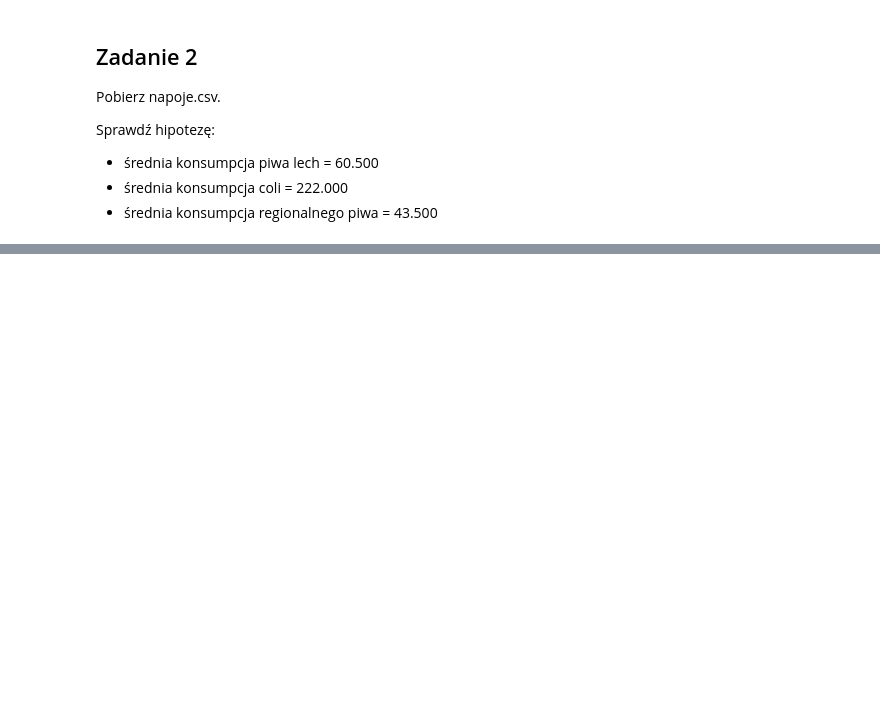
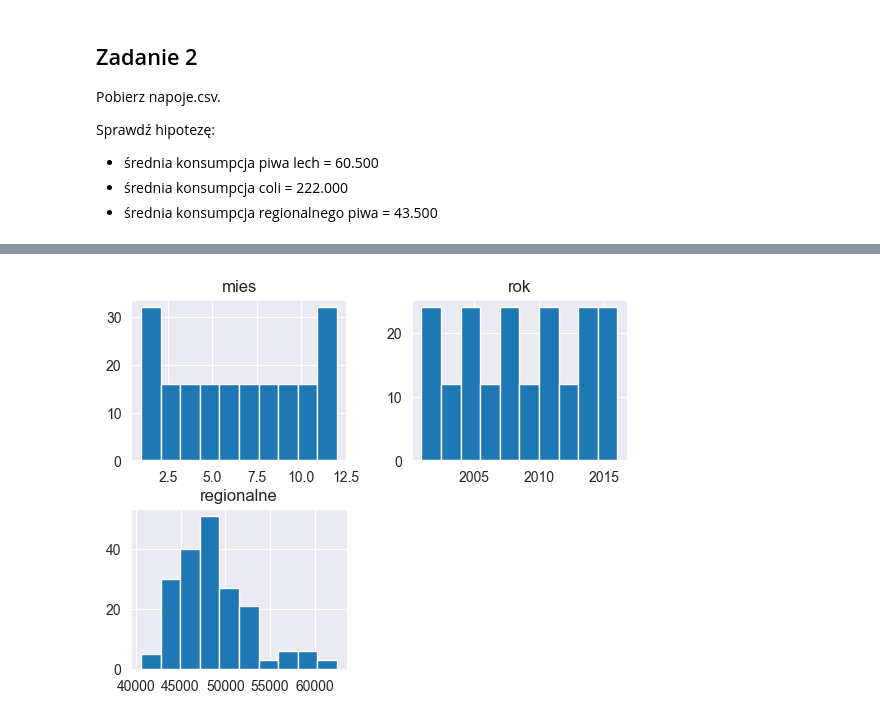
Before and after one commit to Alexa9der/Szkolenie_SDA, a Jupyter notebook: Statystyka i prawdopodoby/Zadania Statystyka i prawdopodobieństwo.ipynb, the cells around one changed output, grey strips where cells are left out. Saved outputs shown, nothing was run; the diff lists cells and outputs as text; code cells hidden in the pictures; blank space fills up the shorter version.

```diff
--- a/Statystyka i prawdopodoby/Zadania Statystyka i prawdopodobieństwo.ipynb
+++ b/Statystyka i prawdopodoby/Zadania Statystyka i prawdopodobieństwo.ipynb
@@ -630,3 +630,20 @@ Sprawdź hipotezę:
 * średnia konsumpcja piwa lech = 60.500
 * średnia konsumpcja coli = 222.000
 * średnia konsumpcja regionalnego piwa = 43.500
+# %%
+data = pd.read_csv(r"C:\Users\User\Desktop\Szkolenie_SDA\Statystyka i prawdopodoby\csv\napoje.csv",
+                  delimiter=";")
+# %%
+alpha = 0.05
+
+
+name_columns = ["lech","cola","regionalne"]
+mean = [60500, 222000, 43500]
+# %%
+for n, m in zip(name_columns, mean):
+    T, p = st.ttest_1samp(data[n].mean() ,m)
+
+    if p < alpha:
+        print(n, ": Hipothesis rejected!")
+    else:
+        print(n, ": Hipothesis accepted")
@@ -632,0 +657,11 @@ Sprawdź hipotezę:
+# %%
+rejected_h = []
+
+for i in data.columns:
+    T, p = st.normaltest(data[i])
+
+    if p < alpha:
+        rejected_h.append(i)
+        print(i, ": Hipothesis rejected!")
+    else:
+        print(i, ": Hipothesis accepted")
@@ -632,0 +678,4 @@ Sprawdź hipotezę:
+# %%
+data[rejected_h].hist();
+# %% [output]
+[figure, added]
```
Also changed, not shown: parts of 13 cells of this notebook.
